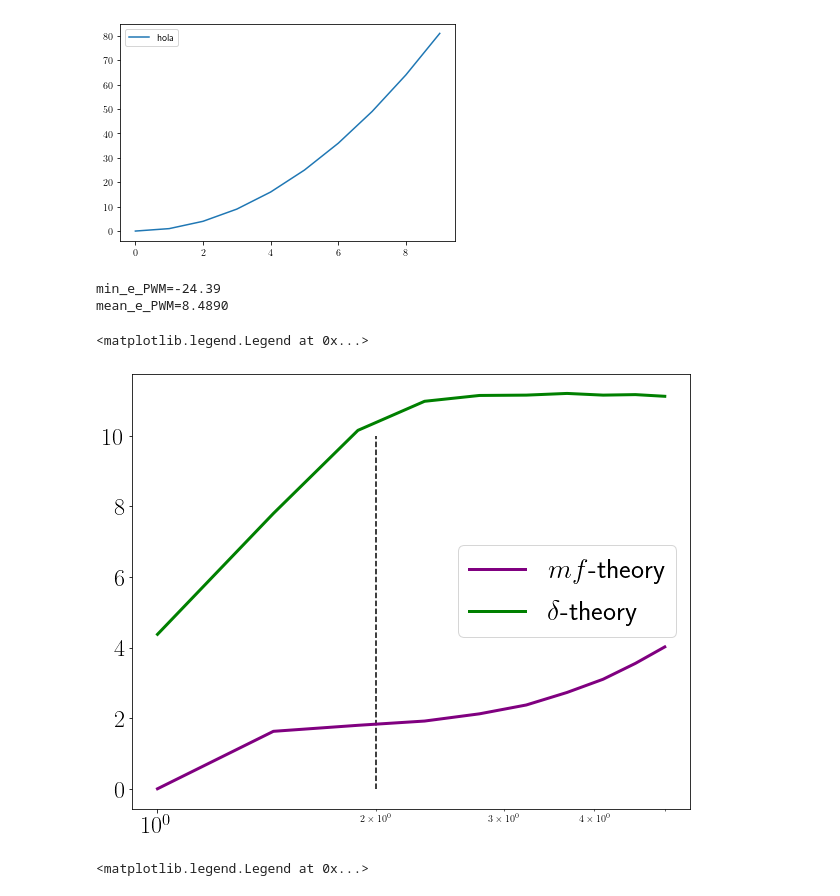
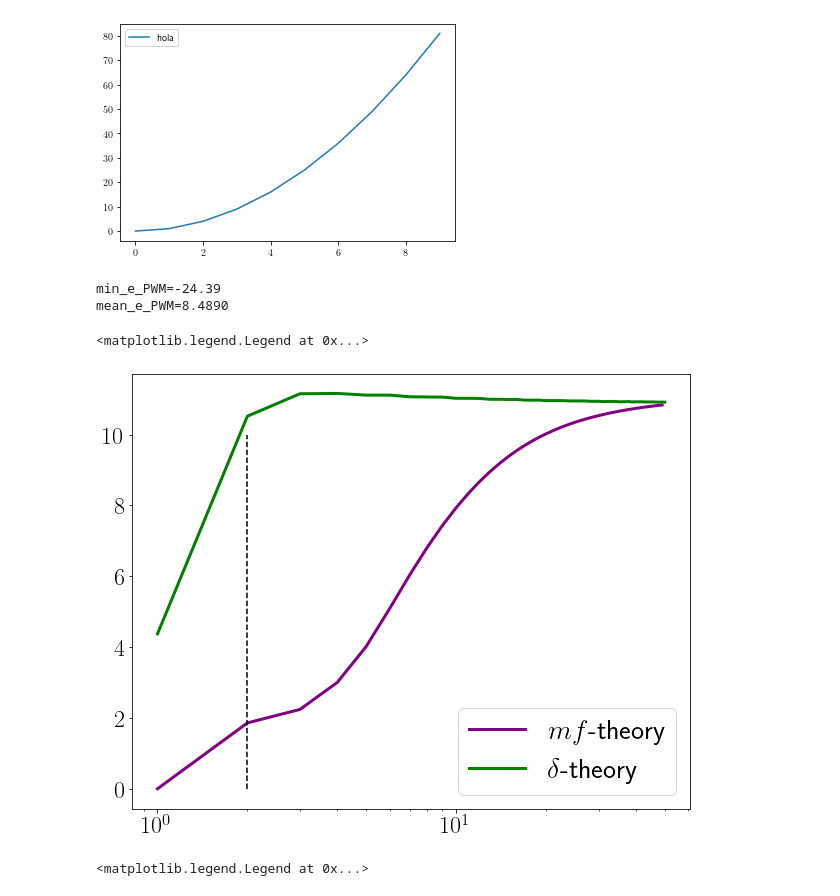
Before and after one commit to rmorantovar/Immune_System, a Jupyter notebook: Jupyter_Notebooks/7_Recognition.ipynb, the cells around one changed output. Drawn from its saved outputs; the diff is of its cells as text; code cells hidden in the pictures.

Commit message:
21.10.22 iMac check plots for potency

```diff
--- a/Jupyter_Notebooks/7_Recognition.ipynb
+++ b/Jupyter_Notebooks/7_Recognition.ipynb
@@ -643,7 +643,7 @@ for i in np.arange(L):
 #--------------------------Entropy function--------------------------
 Es, dE, Q0, betas = calculate_Q0(0.01, 50, 200000, PWM_data, E_ms, L)
 Kds = np.exp(Es[:-1])
-kappas_theory = np.linspace(1, 5, 10)
+kappas_theory = np.linspace(1, 50, 50)
 max_potency_theory = dict()
 max_potency_theory2 = dict()
 
@@ -655,34 +655,34 @@ for kappa in tqdm(kappas_theory):
 
     numerator = np.sum(dE[:]*QR[:]*np.exp(-lambda_B*kappa/lambda_A*Es[:-1][:] - Es[:-1][:]))
     denominator = np.sum(dE[:]*QR[:]*np.exp(-lambda_B*kappa/lambda_A*Es[:-1][:]))
     #Es[:-1]>E_r
     K = np.log(numerator/denominator)
     #print(K)
     if(kappa == 1):
         normalization_theory = K
     max_potency_theory[kappa] = K - normalization_theory
 
     filter_max_QR = QR == np.max(QR)
     numerator = np.exp(- Es[:-1][filter_max_QR])
     #print(Es[:-1][filter_max_QR])
     denominator = 1/C
     #Es[:-1]>E_r
     K = np.log(numerator/denominator)
     #print(K)
     if(kappa == 1):
         normalization_theory2 = K
     max_potency_theory2[kappa] = K - normalization_theory
 
 ax.plot(kappas_theory, max_potency_theory.values(), color = 'purple', linestyle = '-', marker = '', linewidth = 3, label = r'$mf$-theory')
 ax.plot(kappas_theory, max_potency_theory2.values(), color = 'green', linestyle = '-', marker = '', linewidth = 3, label = r'$\delta$-theory')
 ax.vlines(2, 0, 10, color = 'black', linestyle = '--')
 my_plot_layout(ax=ax, xscale = 'log')
 ax.legend(fontsize = 28)
 # %% [output]
 min_e_PWM=-24.39
 mean_e_PWM=8.4890
 <matplotlib.legend.Legend at 0x...>
-[figure, old version]
+[figure, new version]
 # %%
 fig, ax = plt.subplots(figsize = (10,8))
 kappas_theory = np.logspace(np.log10(2), 1.7, 30)
```
Also changed, not shown: 22 other files.
